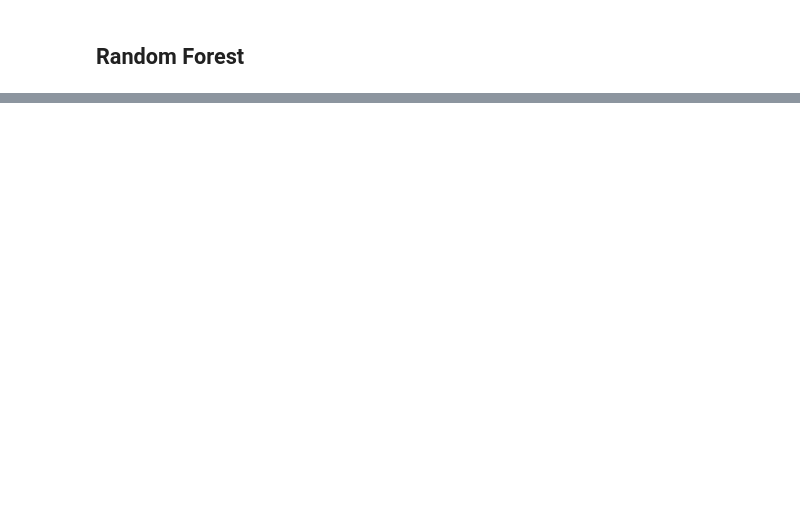
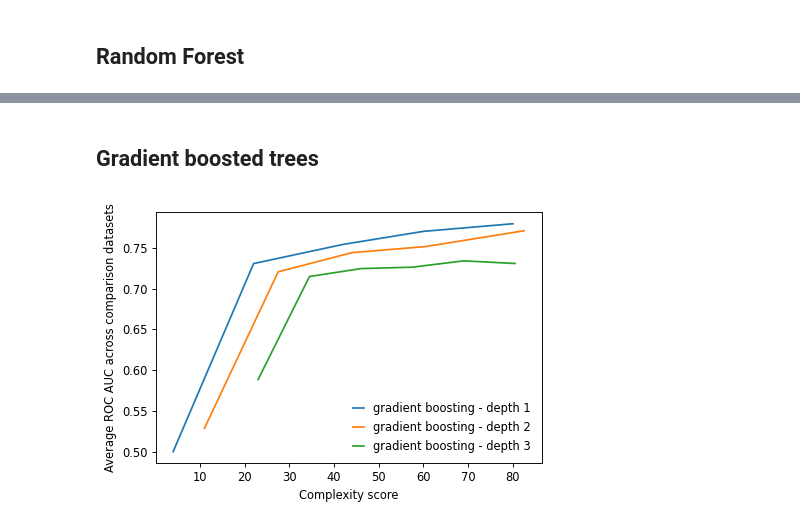
Before and after one commit to csinva/imodels, a Jupyter notebook: notebooks/imodels_comparisons.ipynb, the cells around one changed output, grey strips where cells are left out. Saved outputs shown, nothing was run; the diff lists cells and outputs as text; code cells hidden in the pictures; blank space fills up the shorter version.

```diff
--- a/notebooks/imodels_comparisons.ipynb
+++ b/notebooks/imodels_comparisons.ipynb
@@ -141,0 +107,7 @@ plt.show()
+# %% [markdown]
+## Gradient boosted trees
+# %%
+comparison_result = get_comparison_result(MODEL_COMPARISON_PATH, 'gradient_boosting')
+viz_comparison(comparison_result['df'], comparison_result['estimators'])
+# %% [output]
+[figure, added]
```
Also changed, not shown: parts of 22 cells of this notebook, 3 other files.
